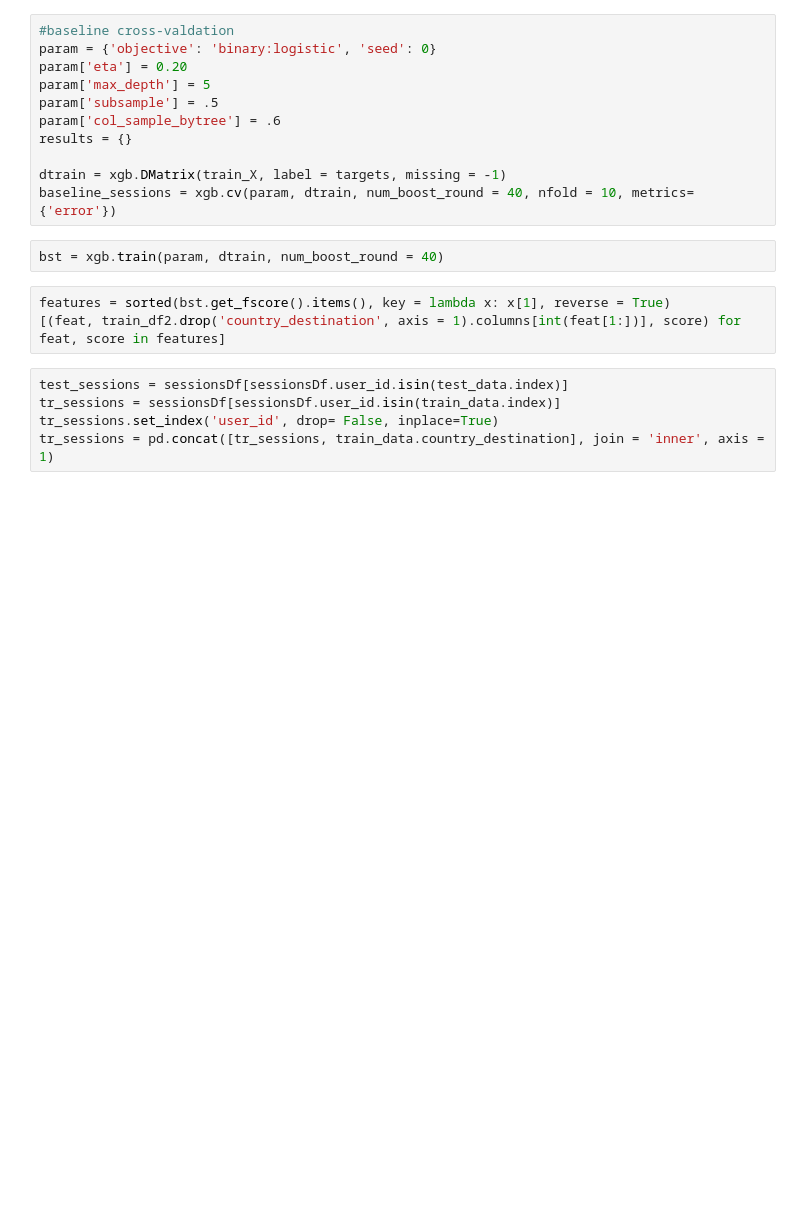
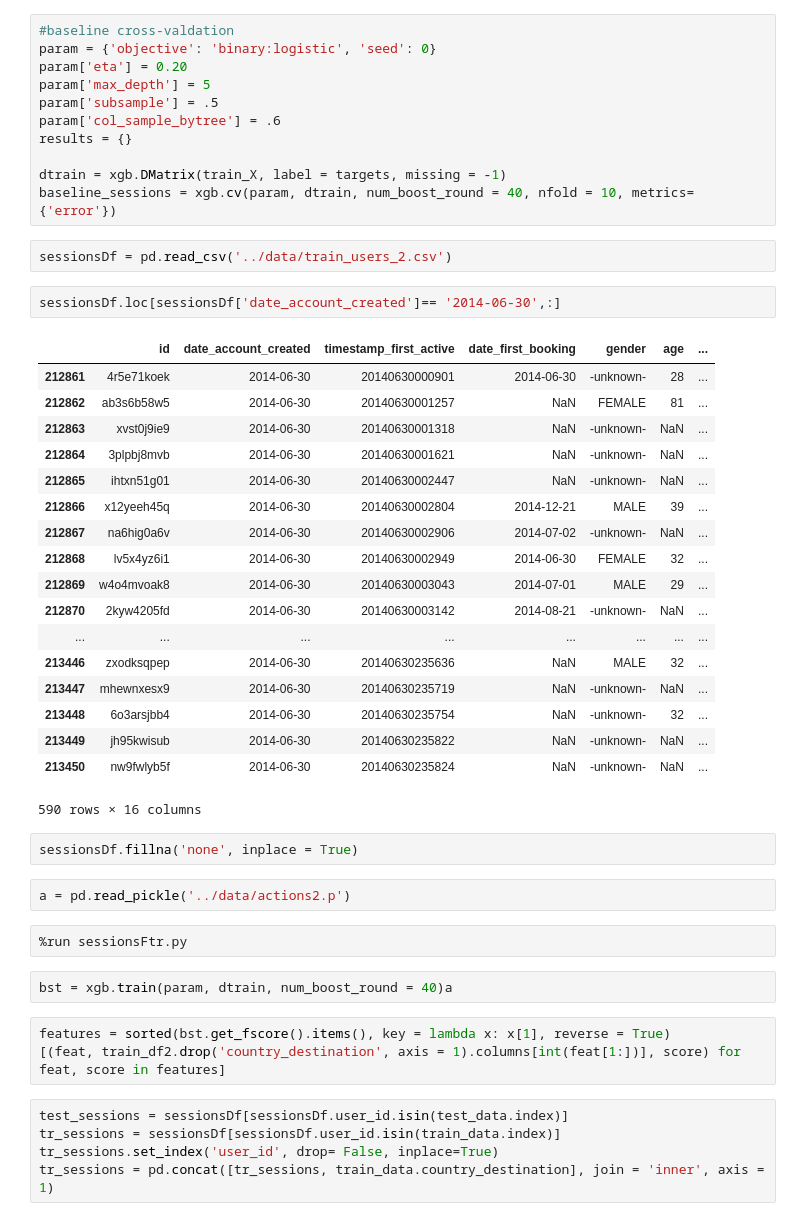
Before and after one commit to ily9000/Kaggle_AirBnB, a Jupyter notebook: scripts/sessions.ipynb, the cells around one changed output. Saved outputs shown, nothing was run; the diff lists cells and outputs as text; blank space fills up the shorter version.

```diff
--- a/scripts/sessions.ipynb
+++ b/scripts/sessions.ipynb
@@ -29,8 +55,37 @@ results = {}
 
 dtrain = xgb.DMatrix(train_X, label = targets, missing = -1)
 baseline_sessions = xgb.cv(param, dtrain, num_boost_round = 40, nfold = 10, metrics={'error'})
+# %%
+sessionsDf = pd.read_csv('../data/train_users_2.csv')
+# %%
+sessionsDf.loc[sessionsDf['date_account_created']== '2014-06-30',:]
+# %% [output]
+|  | id | date_account_created | timestamp_first_active | date_first_booking | gender | age | ... |
+| 212861 | 4r5e71koek | 2014-06-30 | 20140630000901 | 2014-06-30 | -unknown- | 28 | ... |
+| 212862 | ab3s6b58w5 | 2014-06-30 | 20140630001257 | NaN | FEMALE | 81 | ... |
+| 212863 | xvst0j9ie9 | 2014-06-30 | 20140630001318 | NaN | -unknown- | NaN | ... |
+| 212864 | 3plpbj8mvb | 2014-06-30 | 20140630001621 | NaN | -unknown- | NaN | ... |
+| 212865 | ihtxn51g01 | 2014-06-30 | 20140630002447 | NaN | -unknown- | NaN | ... |
+| 212866 | x12yeeh45q | 2014-06-30 | 20140630002804 | 2014-12-21 | MALE | 39 | ... |
+| 212867 | na6hig0a6v | 2014-06-30 | 20140630002906 | 2014-07-02 | -unknown- | NaN | ... |
+| 212868 | lv5x4yz6i1 | 2014-06-30 | 20140630002949 | 2014-06-30 | FEMALE | 32 | ... |
+| 212869 | w4o4mvoak8 | 2014-06-30 | 20140630003043 | 2014-07-01 | MALE | 29 | ... |
+| 212870 | 2kyw4205fd | 2014-06-30 | 20140630003142 | 2014-08-21 | -unknown- | NaN | ... |
+| ... | ... | ... | ... | ... | ... | ... | ... |
+| 213446 | zxodksqpep | 2014-06-30 | 20140630235636 | NaN | MALE | 32 | ... |
+| 213447 | mhewnxesx9 | 2014-06-30 | 20140630235719 | NaN | -unknown- | NaN | ... |
+| 213448 | 6o3arsjbb4 | 2014-06-30 | 20140630235754 | NaN | -unknown- | 32 | ... |
+| 213449 | jh95kwisub | 2014-06-30 | 20140630235822 | NaN | -unknown- | NaN | ... |
+| 213450 | nw9fwlyb5f | 2014-06-30 | 20140630235824 | NaN | -unknown- | NaN | ... |
+590 rows × 16 columns
+# %%
+sessionsDf.fillna('none', inplace = True)
+# %%
+a = pd.read_pickle('../data/actions2.p')
+# %%
+%run sessionsFtr.py
 # %%
-bst = xgb.train(param, dtrain, num_boost_round = 40)
+bst = xgb.train(param, dtrain, num_boost_round = 40)a
 # %%
 features = sorted(bst.get_fscore().items(), key = lambda x: x[1], reverse = True)
 [(feat, train_df2.drop('country_destination', axis = 1).columns[int(feat[1:])], score) for feat, score in features]
```
Also changed, not shown: parts of 3 cells of this notebook, 11 other files.
